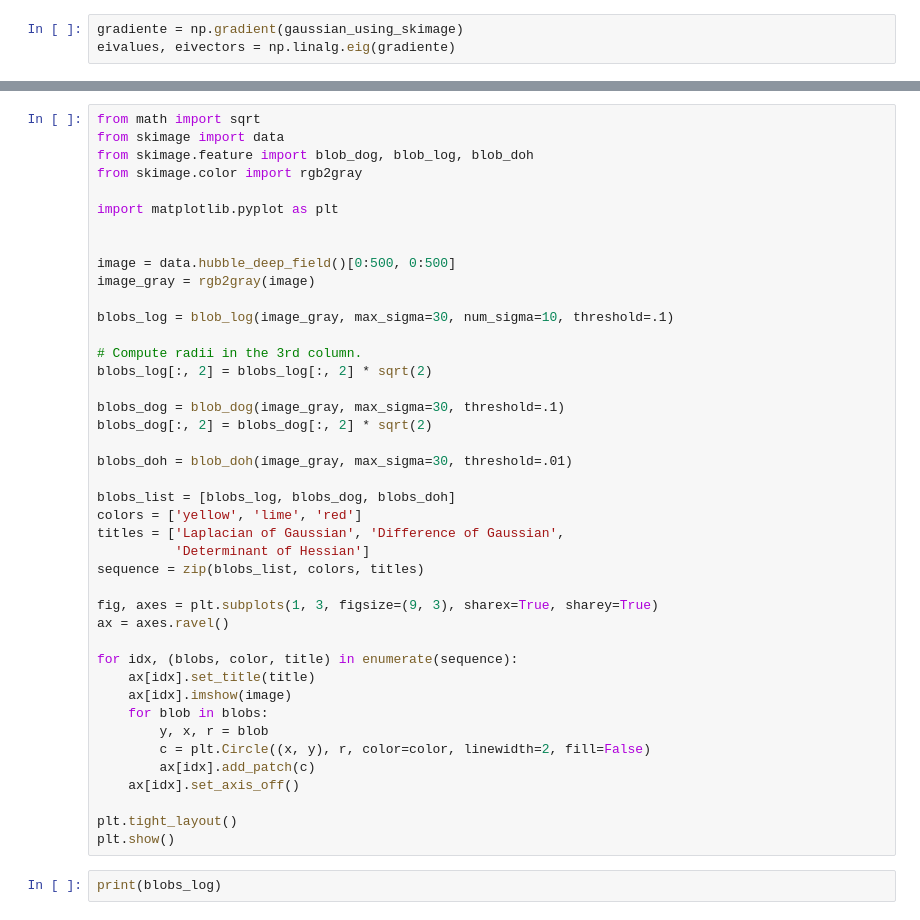
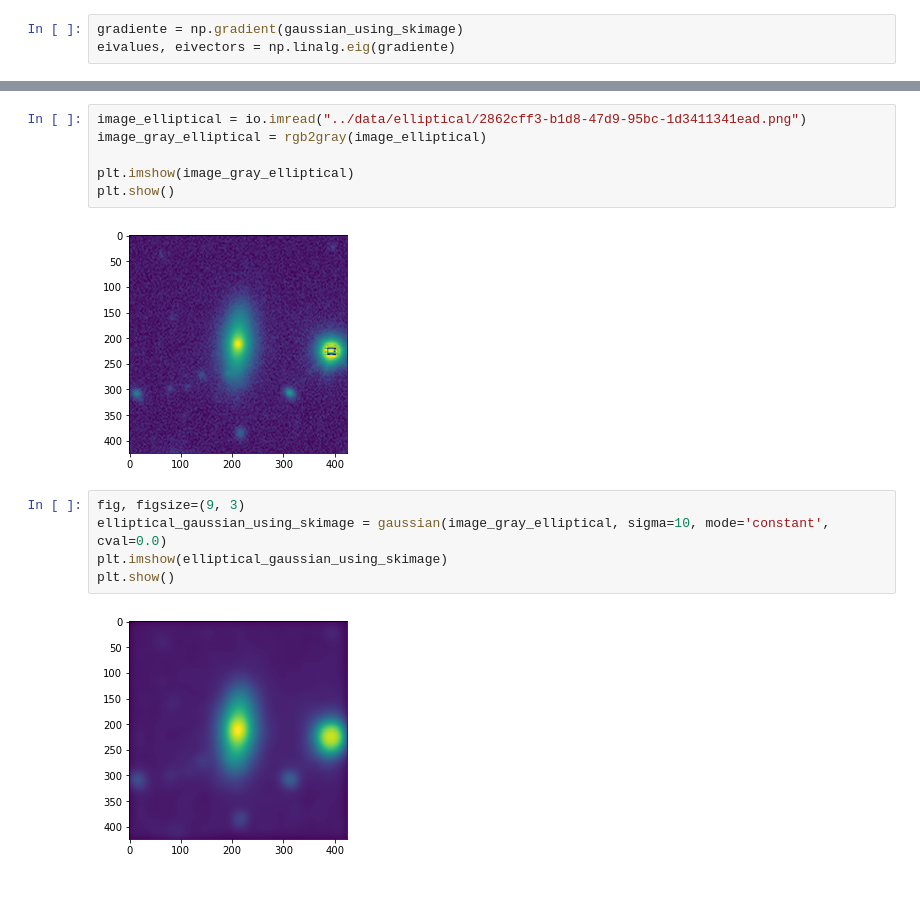
Before and after one commit to davidmacer/deep-learning-course, a Jupyter notebook: src/tarea_04.ipynb, the cells around one changed output, grey strips where cells are left out. Saved outputs shown, nothing was run; the diff lists cells and outputs as text; blank space fills up the shorter version.

```diff
--- a/src/tarea_04.ipynb
+++ b/src/tarea_04.ipynb
@@ -51,44 +63,15 @@ print(eivectors.real)
-# %%
-from math import sqrt
-from skimage import data
-from skimage.feature import blob_dog, blob_log, blob_doh
-from skimage.color import rgb2gray
-
-import matplotlib.pyplot as plt
-
-
-image = data.hubble_deep_field()[0:500, 0:500]
-image_gray = rgb2gray(image)
-
-blobs_log = blob_log(image_gray, max_sigma=30, num_sigma=10, threshold=.1)
-
-# Compute radii in the 3rd column.
-blobs_log[:, 2] = blobs_log[:, 2] * sqrt(2)
-
-blobs_dog = blob_dog(image_gray, max_sigma=30, threshold=.1)
-blobs_dog[:, 2] = blobs_dog[:, 2] * sqrt(2)
-
-blobs_doh = blob_doh(image_gray, max_sigma=30, threshold=.01)
-
-blobs_list = [blobs_log, blobs_dog, blobs_doh]
-colors = ['yellow', 'lime', 'red']
-titles = ['Laplacian of Gaussian', 'Difference of Gaussian',
-          'Determinant of Hessian']
-sequence = zip(blobs_list, colors, titles)
-
-fig, axes = plt.subplots(1, 3, figsize=(9, 3), sharex=True, sharey=True)
-ax = axes.ravel()
-
-for idx, (blobs, color, title) in enumerate(sequence):
-    ax[idx].set_title(title)
-    ax[idx].imshow(image)
-    for blob in blobs:
-        y, x, r = blob
-        c = plt.Circle((x, y), r, color=color, linewidth=2, fill=False)
-        ax[idx].add_patch(c)
-    ax[idx].set_axis_off()
-
-plt.tight_layout()
-plt.show()
-# %%
-print(blobs_log)
+# %%
+image_elliptical = io.imread("../data/elliptical/2862cff3-b1d8-47d9-95bc-1d3411341ead.png")
+image_gray_elliptical = rgb2gray(image_elliptical)
+
+plt.imshow(image_gray_elliptical)
+plt.show()
+# %% [output]
+[figure, added]
+# %%
+fig, figsize=(9, 3)
+elliptical_gaussian_using_skimage = gaussian(image_gray_elliptical, sigma=10, mode='constant', cval=0.0)
+plt.imshow(elliptical_gaussian_using_skimage)
+plt.show()
+# %% [output]
+[figure, added]
```
Also changed, not shown: parts of 8 cells of this notebook.
